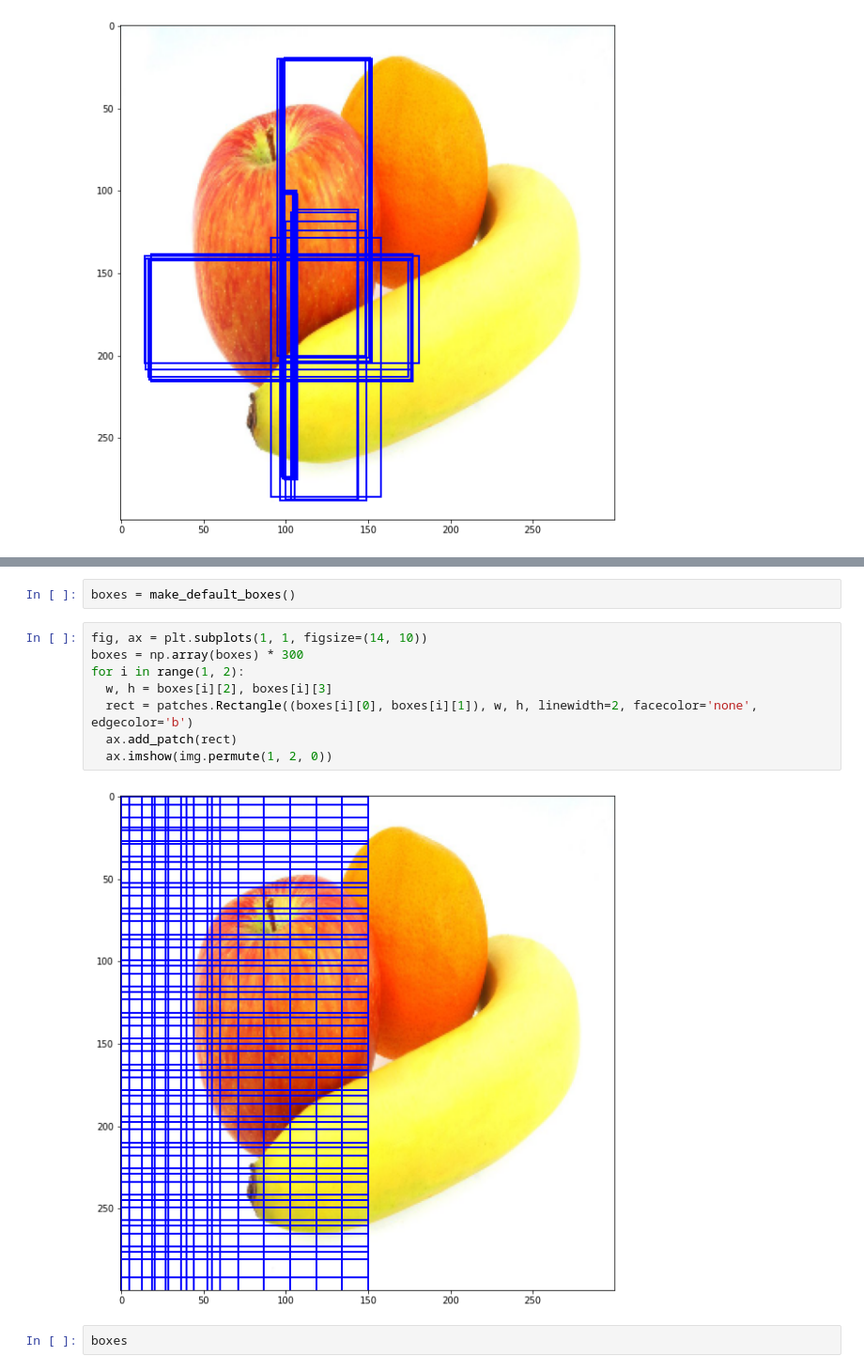
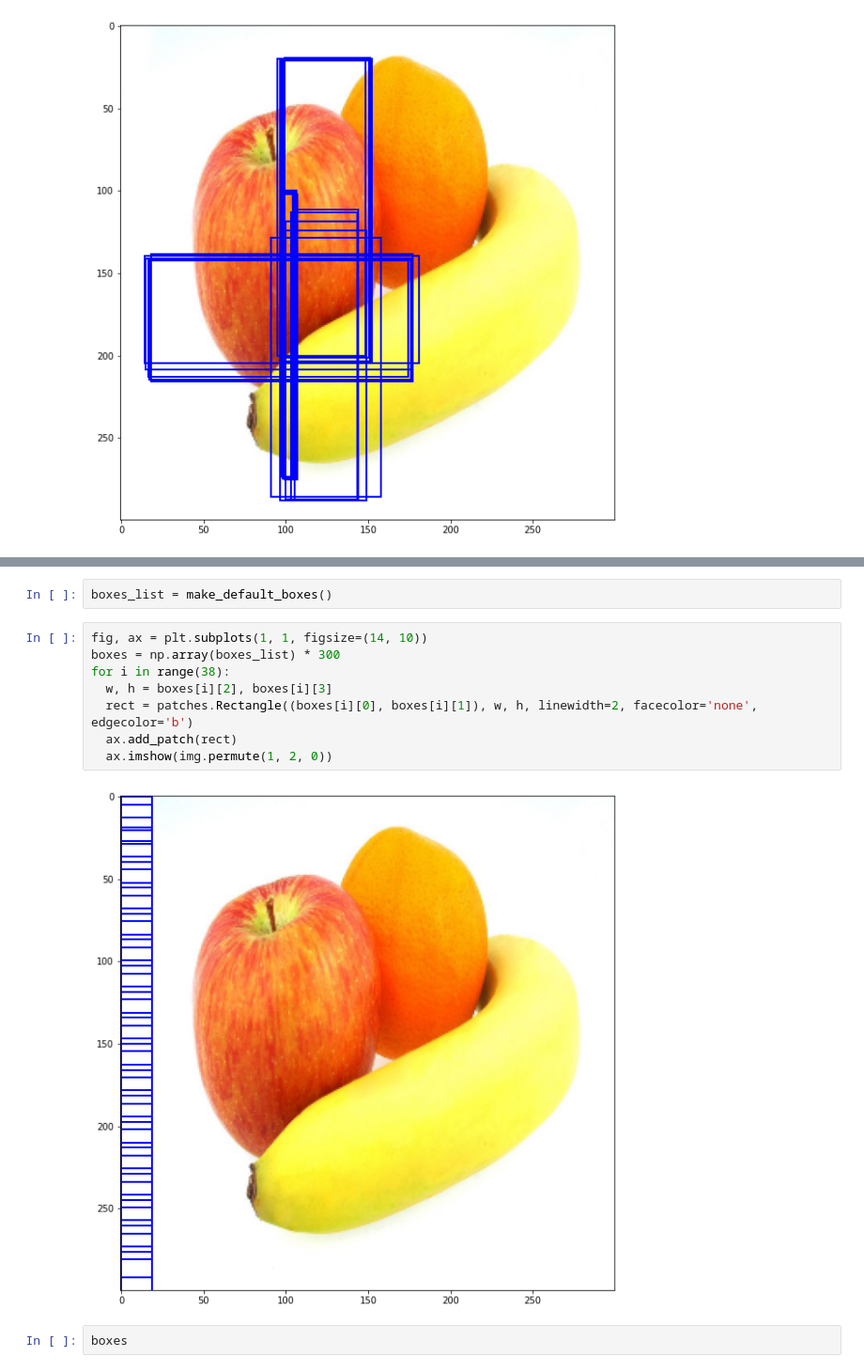
Before and after one commit to pear2jam/notebooks, a Jupyter notebook: fruits_detection.ipynb, the cells around one changed output, grey strips where cells are left out. Shown at 94% size. Cells and saved outputs as stored; diff of their text form.

Commit message:
making default boxes

```diff
--- a/fruits_detection.ipynb
+++ b/fruits_detection.ipynb
@@ -435,17 +434,17 @@ def make_default_boxes():
   default_boxes = torch.FloatTensor(default_boxes)
   return default_boxes.clamp(0, 1)
 # %%
-boxes = make_default_boxes()
+boxes_list = make_default_boxes()
 # %%
 fig, ax = plt.subplots(1, 1, figsize=(14, 10))
-boxes = np.array(boxes) * 300
-for i in range(1, 2):
+boxes = np.array(boxes_list) * 300
+for i in range(38):
   w, h = boxes[i][2], boxes[i][3]
   rect = patches.Rectangle((boxes[i][0], boxes[i][1]), w, h, linewidth=2, facecolor='none', edgecolor='b')
   ax.add_patch(rect)
   ax.imshow(img.permute(1, 2, 0))
 # %% [output]
-[figure, old version]
+[figure, new version]
 # %%
 boxes
 # %% [output]
```
Also changed, not shown: parts of 4 cells of this notebook.
